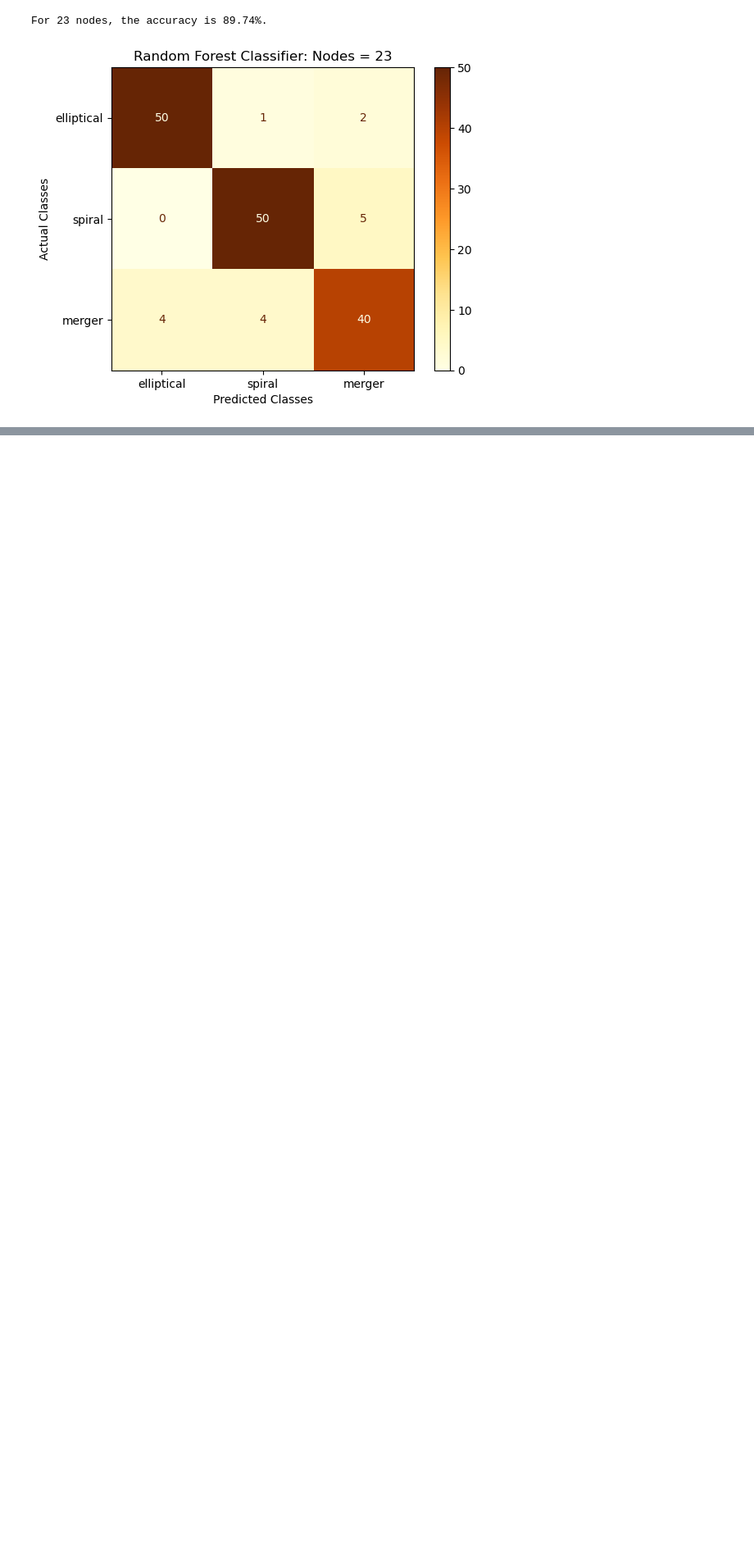
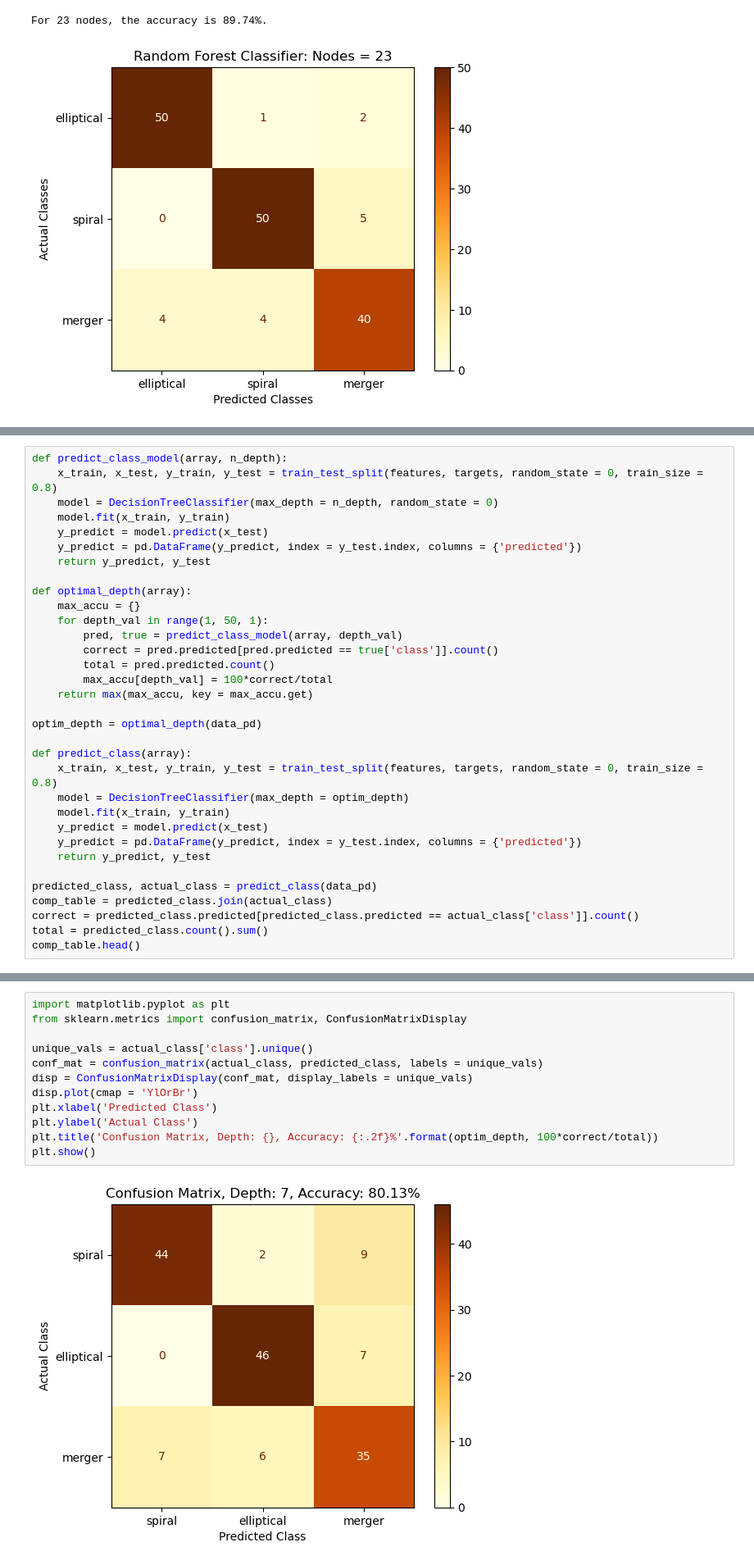
Before and after one commit to xxtofff/App_Physics_157, a Jupyter notebook: Lab Assignments/AP157_lab_assignment_A2.ipynb, the cells around one changed output, grey strips where cells are left out. Shown: that part at 82% size. Cells and saved outputs as stored; diff of their text form; blank space fills up the shorter version.

```diff
--- a/Lab Assignments/AP157_lab_assignment_A2.ipynb
+++ b/Lab Assignments/AP157_lab_assignment_A2.ipynb
@@ -250,0 +297,33 @@ For 23 nodes, the accuracy is 89.74%.
+# %%
+def predict_class_model(array, n_depth):
+    x_train, x_test, y_train, y_test = train_test_split(features, targets, random_state = 0, train_size = 0.8)
+    model = DecisionTreeClassifier(max_depth = n_depth, random_state = 0)
+    model.fit(x_train, y_train)
+    y_predict = model.predict(x_test)
+    y_predict = pd.DataFrame(y_predict, index = y_test.index, columns = {'predicted'})
+    return y_predict, y_test
+
+def optimal_depth(array):
+    max_accu = {}
+    for depth_val in range(1, 50, 1):
+        pred, true = predict_class_model(array, depth_val)
+        correct = pred.predicted[pred.predicted == true['class']].count()
+        total = pred.predicted.count()
+        max_accu[depth_val] = 100*correct/total
+    return max(max_accu, key = max_accu.get)
+
+optim_depth = optimal_depth(data_pd)
+
+def predict_class(array):
+    x_train, x_test, y_train, y_test = train_test_split(features, targets, random_state = 0, train_size = 0.8)
+    model = DecisionTreeClassifier(max_depth = optim_depth)
+    model.fit(x_train, y_train)
+    y_predict = model.predict(x_test)
+    y_predict = pd.DataFrame(y_predict, index = y_test.index, columns = {'predicted'})
+    return y_predict, y_test
+
+predicted_class, actual_class = predict_class(data_pd)
+comp_table = predicted_class.join(actual_class)
+correct = predicted_class.predicted[predicted_class.predicted == actual_class['class']].count()
+total = predicted_class.count().sum()
+comp_table.head()
@@ -250,0 +337,14 @@ For 23 nodes, the accuracy is 89.74%.
+# %%
+import matplotlib.pyplot as plt
+from sklearn.metrics import confusion_matrix, ConfusionMatrixDisplay
+
+unique_vals = actual_class['class'].unique()
+conf_mat = confusion_matrix(actual_class, predicted_class, labels = unique_vals)
+disp = ConfusionMatrixDisplay(conf_mat, display_labels = unique_vals)
+disp.plot(cmap = 'YlOrBr')
+plt.xlabel('Predicted Class')
+plt.ylabel('Actual Class')
+plt.title('Confusion Matrix, Depth: {}, Accuracy: {:.2f}%'.format(optim_depth, 100*correct/total))
+plt.show()
+# %% [output]
+[figure, added]
```
Also changed, not shown: parts of 7 cells of this notebook, 7 other files.
